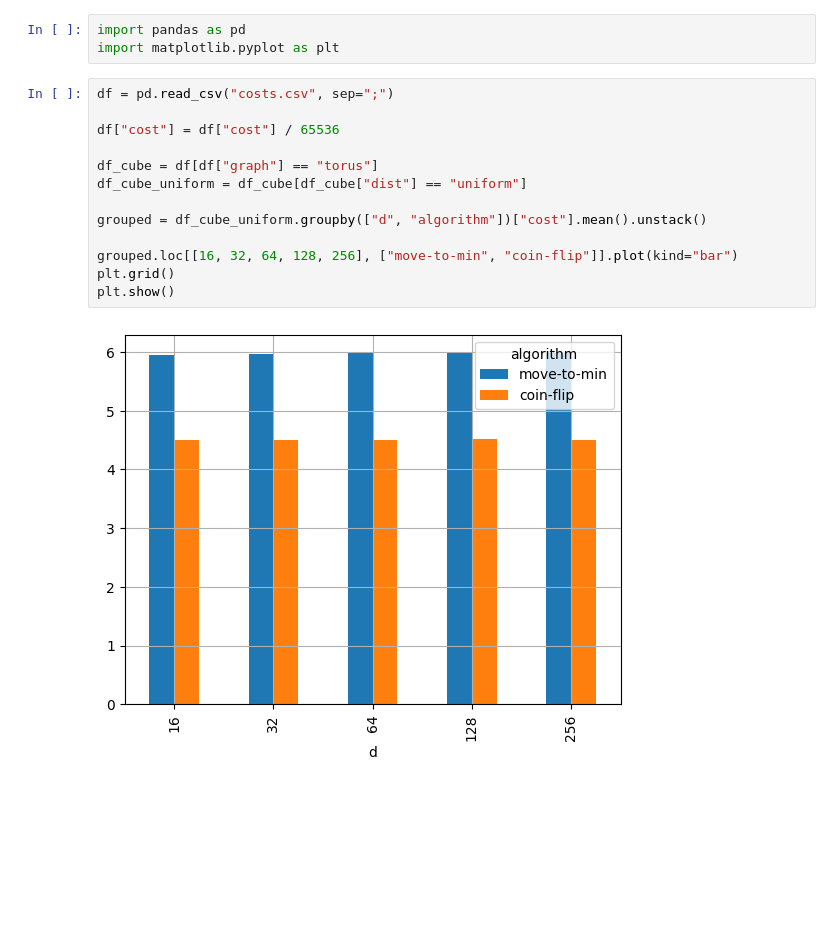
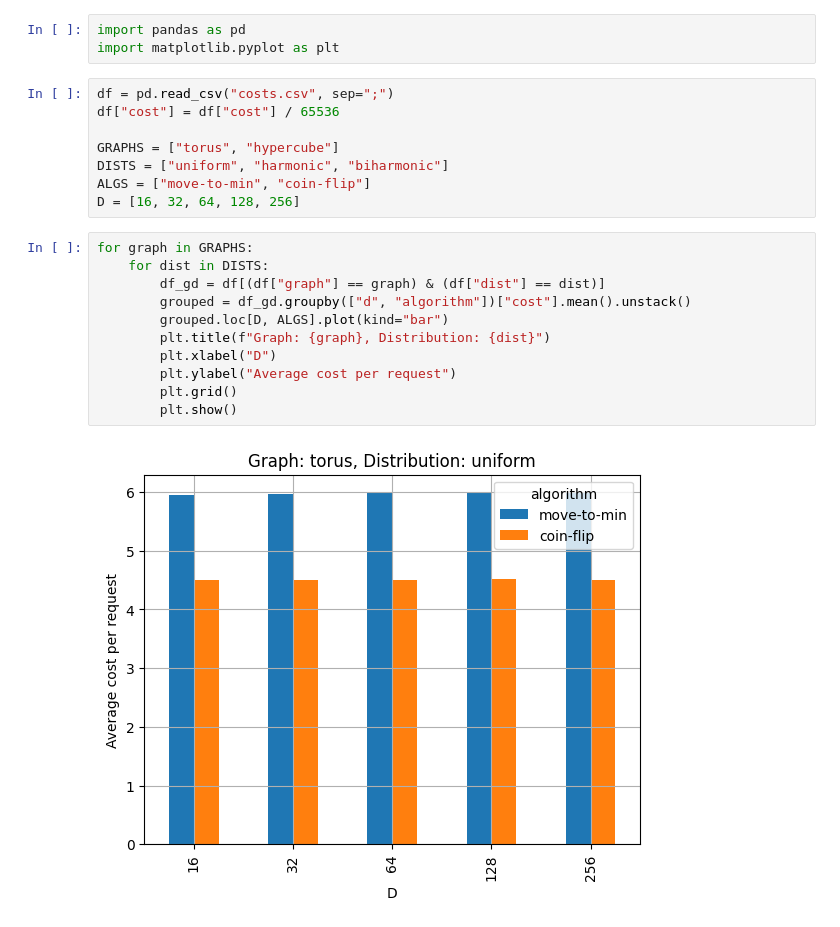
Before and after one commit to mikolajkrupinski/pwr-sem8, a Jupyter notebook: algorytmy-online/lista4/report.ipynb, the cells around one changed output. Drawn from its saved outputs; the diff is of its cells as text; blank space fills up the shorter version.

```diff
--- a/algorytmy-online/lista4/report.ipynb
+++ b/algorytmy-online/lista4/report.ipynb
@@ -3,16 +3,22 @@ import pandas as pd
 import matplotlib.pyplot as plt
 # %%
 df = pd.read_csv("costs.csv", sep=";")
-
 df["cost"] = df["cost"] / 65536
 
-df_cube = df[df["graph"] == "torus"]
-df_cube_uniform = df_cube[df_cube["dist"] == "uniform"]
-
-grouped = df_cube_uniform.groupby(["d", "algorithm"])["cost"].mean().unstack()
-
-grouped.loc[[16, 32, 64, 128, 256], ["move-to-min", "coin-flip"]].plot(kind="bar")
-plt.grid()
-plt.show()
+GRAPHS = ["torus", "hypercube"]
+DISTS = ["uniform", "harmonic", "biharmonic"]
+ALGS = ["move-to-min", "coin-flip"]
+D = [16, 32, 64, 128, 256]
-# %% [output]
-[figure, removed]
+# %%
+for graph in GRAPHS:
+    for dist in DISTS:
+        df_gd = df[(df["graph"] == graph) & (df["dist"] == dist)]
+        grouped = df_gd.groupby(["d", "algorithm"])["cost"].mean().unstack()
+        grouped.loc[D, ALGS].plot(kind="bar")
+        plt.title(f"Graph: {graph}, Distribution: {dist}")
+        plt.xlabel("D")
+        plt.ylabel("Average cost per request")
+        plt.grid()
+        plt.show()
+# %% [output]
+[figure, added]
```
Also changed, not shown: parts of 3 cells of this notebook.
